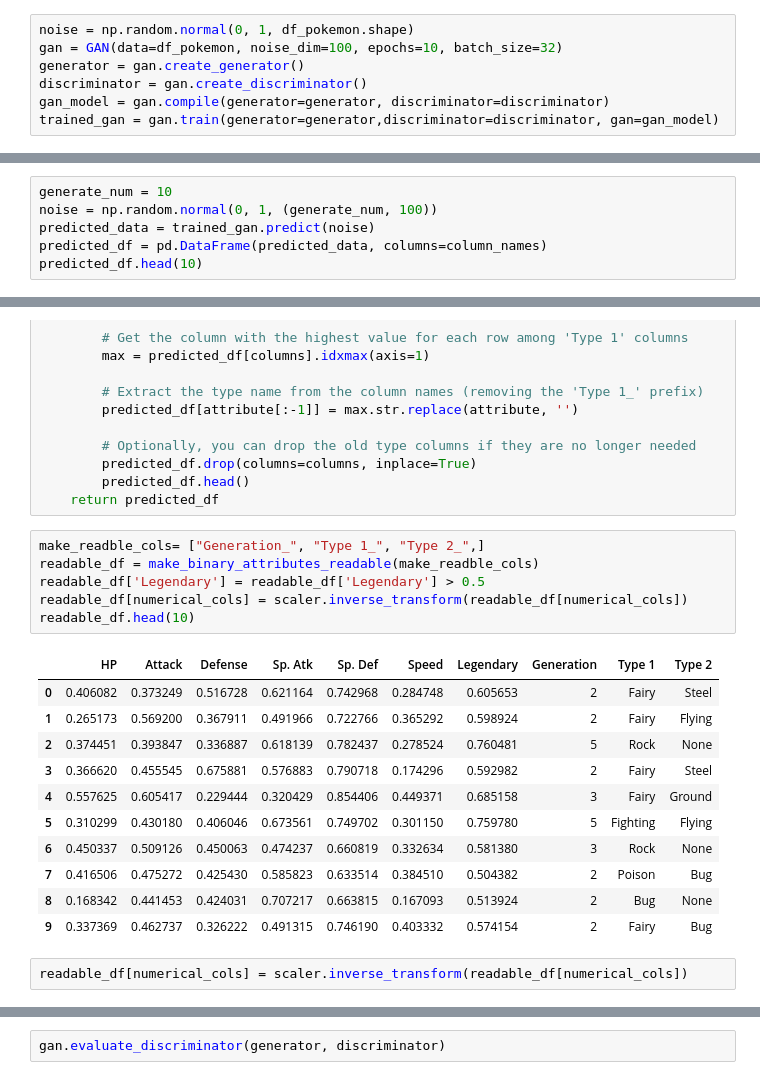
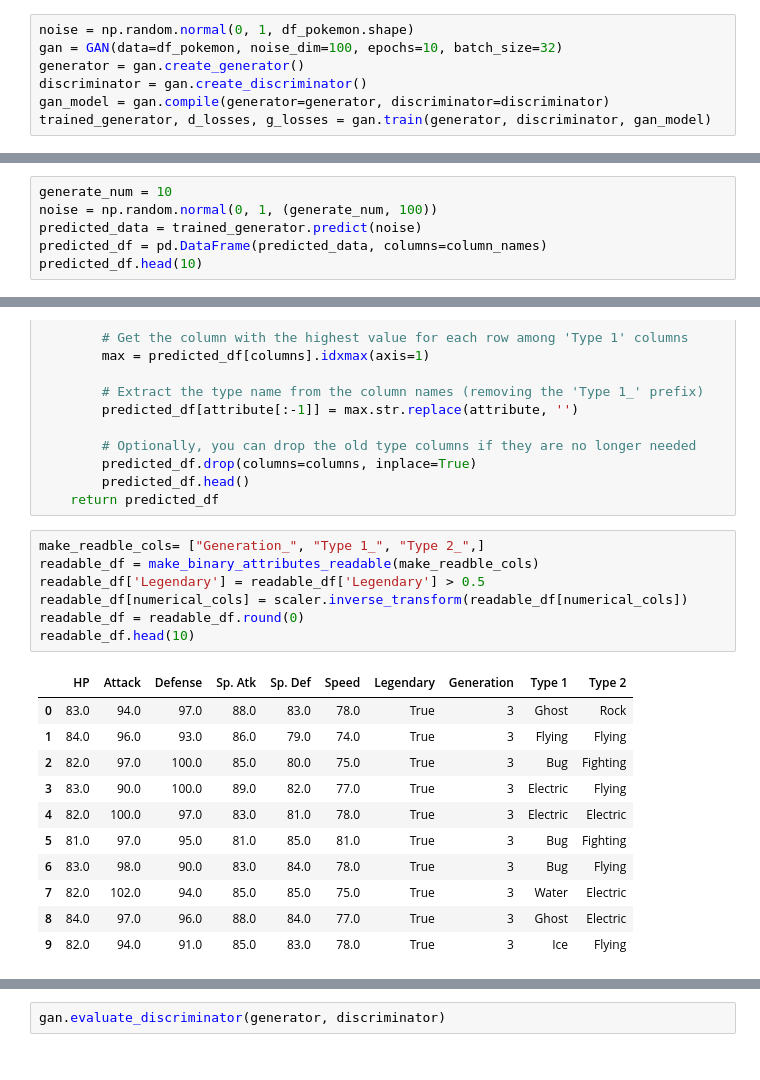
Before and after one commit to mdielacher/Pokemon, a Jupyter notebook: gan.ipynb, the cells around one changed output, grey strips where cells are left out. Drawn from its saved outputs; the diff is of its cells as text.

Commit message:
Save model

```diff
--- a/gan.ipynb
+++ b/gan.ipynb
@@ -45,5 +47,5 @@ gan = GAN(data=df_pokemon, noise_dim=100, epochs=10, batch_size=32)
 generator = gan.create_generator()
 discriminator = gan.create_discriminator()
 gan_model = gan.compile(generator=generator, discriminator=discriminator)
-trained_gan = gan.train(generator=generator,discriminator=discriminator, gan=gan_model)
+trained_generator, d_losses, g_losses = gan.train(generator, discriminator, gan_model)
 # %% [output]
@@ -72,7 +71,7 @@ Get predicitions of GAN model
 # %%
 generate_num = 10
 noise = np.random.normal(0, 1, (generate_num, 100))
-predicted_data = trained_gan.predict(noise)
+predicted_data = trained_generator.predict(noise)
 predicted_df = pd.DataFrame(predicted_data, columns=column_names)
 predicted_df.head(10)
 # %% [output]
@@ -109,20 +108,19 @@ def make_binary_attributes_readable(attributes:list) -> pd.DataFrame:
 # %%
 make_readble_cols= ["Generation_", "Type 1_", "Type 2_",]
 readable_df = make_binary_attributes_readable(make_readble_cols)
 readable_df['Legendary'] = readable_df['Legendary'] > 0.5
 readable_df[numerical_cols] = scaler.inverse_transform(readable_df[numerical_cols])
+readable_df = readable_df.round(0)
 readable_df.head(10)
 # %% [output]
 |  | HP | Attack | Defense | Sp. Atk | Sp. Def | Speed | Legendary | Generation | Type 1 | Type 2 |
-| 0 | 0.406082 | 0.373249 | 0.516728 | 0.621164 | 0.742968 | 0.284748 | 0.605653 | 2 | Fairy | Steel |
-| 1 | 0.265173 | 0.569200 | 0.367911 | 0.491966 | 0.722766 | 0.365292 | 0.598924 | 2 | Fairy | Flying |
-| 2 | 0.374451 | 0.393847 | 0.336887 | 0.618139 | 0.782437 | 0.278524 | 0.760481 | 5 | Rock | None |
-| 3 | 0.366620 | 0.455545 | 0.675881 | 0.576883 | 0.790718 | 0.174296 | 0.592982 | 2 | Fairy | Steel |
-| 4 | 0.557625 | 0.605417 | 0.229444 | 0.320429 | 0.854406 | 0.449371 | 0.685158 | 3 | Fairy | Ground |
-| 5 | 0.310299 | 0.430180 | 0.406046 | 0.673561 | 0.749702 | 0.301150 | 0.759780 | 5 | Fighting | Flying |
-| 6 | 0.450337 | 0.509126 | 0.450063 | 0.474237 | 0.660819 | 0.332634 | 0.581380 | 3 | Rock | None |
-| 7 | 0.416506 | 0.475272 | 0.425430 | 0.585823 | 0.633514 | 0.384510 | 0.504382 | 2 | Poison | Bug |
-| 8 | 0.168342 | 0.441453 | 0.424031 | 0.707217 | 0.663815 | 0.167093 | 0.513924 | 2 | Bug | None |
-| 9 | 0.337369 | 0.462737 | 0.326222 | 0.491315 | 0.746190 | 0.403332 | 0.574154 | 2 | Fairy | Bug |
+| 0 | 83.0 | 94.0 | 97.0 | 88.0 | 83.0 | 78.0 | True | 3 | Ghost | Rock |
+| 1 | 84.0 | 96.0 | 93.0 | 86.0 | 79.0 | 74.0 | True | 3 | Flying | Flying |
+| 2 | 82.0 | 97.0 | 100.0 | 85.0 | 80.0 | 75.0 | True | 3 | Bug | Fighting |
+| 3 | 83.0 | 90.0 | 100.0 | 89.0 | 82.0 | 77.0 | True | 3 | Electric | Flying |
+| 4 | 82.0 | 100.0 | 97.0 | 83.0 | 81.0 | 78.0 | True | 3 | Electric | Electric |
+| 5 | 81.0 | 97.0 | 95.0 | 81.0 | 85.0 | 81.0 | True | 3 | Bug | Fighting |
+| 6 | 83.0 | 98.0 | 90.0 | 83.0 | 84.0 | 78.0 | True | 3 | Bug | Flying |
+| 7 | 82.0 | 102.0 | 94.0 | 85.0 | 85.0 | 75.0 | True | 3 | Water | Electric |
+| 8 | 84.0 | 97.0 | 96.0 | 88.0 | 84.0 | 77.0 | True | 3 | Ghost | Electric |
+| 9 | 82.0 | 94.0 | 91.0 | 85.0 | 83.0 | 78.0 | True | 3 | Ice | Flying |
-# %%
-readable_df[numerical_cols] = scaler.inverse_transform(readable_df[numerical_cols])
```
Also changed, not shown: parts of 14 cells of this notebook, 3 other files.
